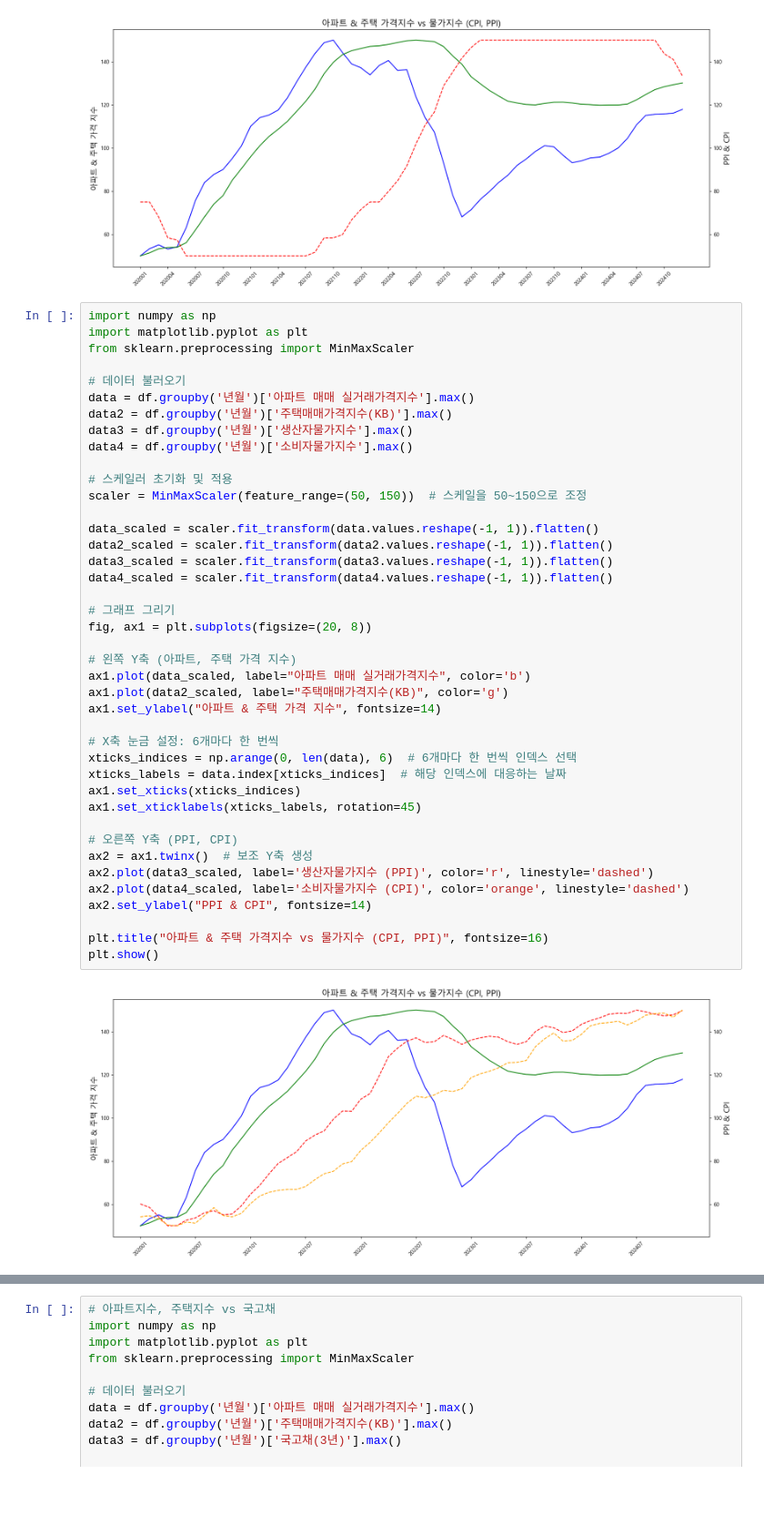
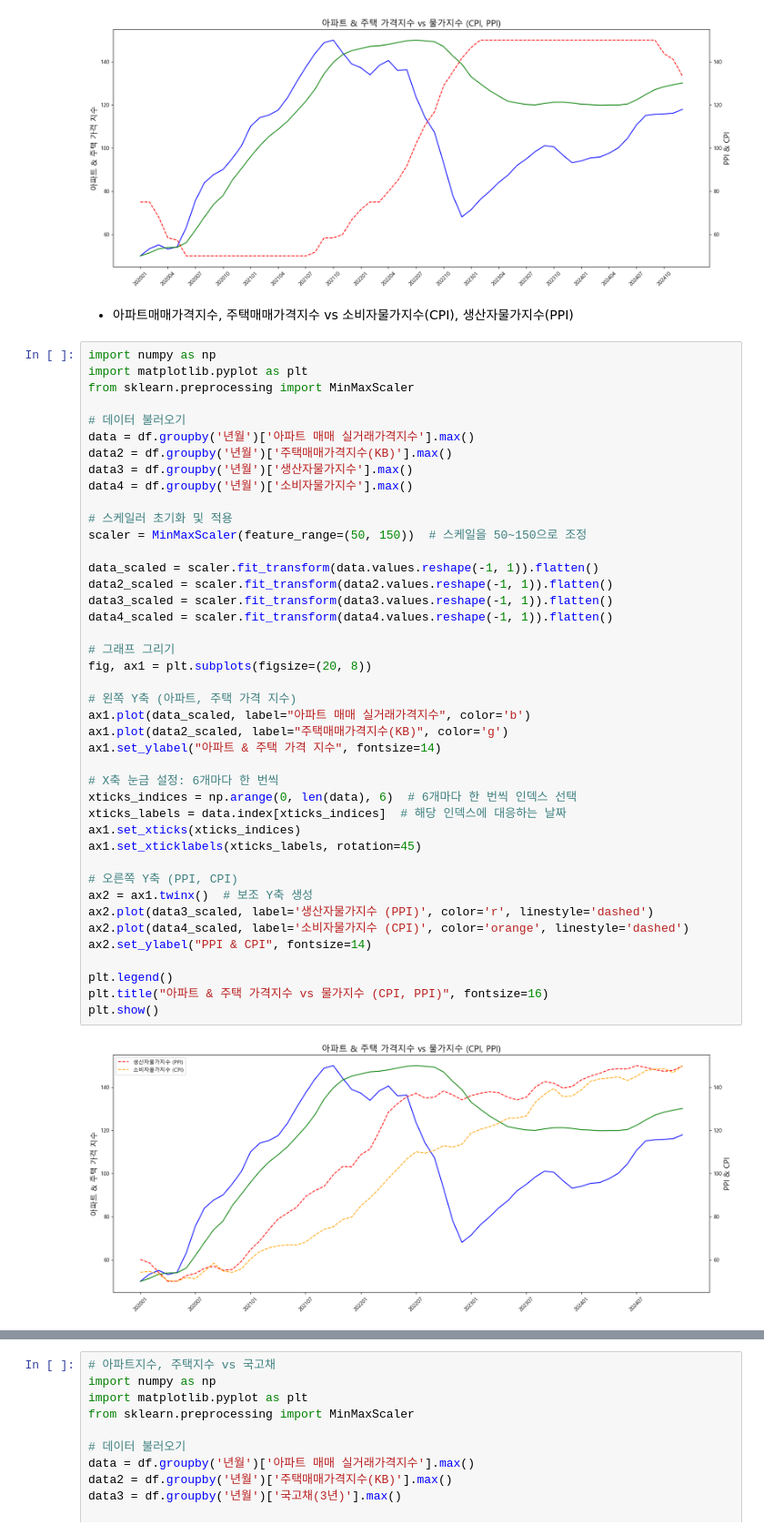
Before and after one commit to GitSkyBlue/Estate, a Jupyter notebook: Estate.ipynb, the cells around one changed output, grey strips where cells are left out. Shown at 91% size. Cells and saved outputs as stored; diff of their text form; blank space fills up the shorter version.

```diff
--- a/Estate.ipynb
+++ b/Estate.ipynb
@@ -146,6 +113,8 @@ plt.title("아파트 & 주택 가격지수 vs 물가지수 (CPI, PPI)", fontsize
 plt.show()
 # %% [output]
 [figure]
+# %% [markdown]
+- 아파트매매가격지수, 주택매매가격지수 vs 소비자물가지수(CPI), 생산자물가지수(PPI)
 # %%
 import numpy as np
 import matplotlib.pyplot as plt
@@ -161,31 +130,32 @@ data4 = df.groupby('년월')['소비자물가지수'].max()
 scaler = MinMaxScaler(feature_range=(50, 150))  # 스케일을 50~150으로 조정
 
 data_scaled = scaler.fit_transform(data.values.reshape(-1, 1)).flatten()
 data2_scaled = scaler.fit_transform(data2.values.reshape(-1, 1)).flatten()
 data3_scaled = scaler.fit_transform(data3.values.reshape(-1, 1)).flatten()
 data4_scaled = scaler.fit_transform(data4.values.reshape(-1, 1)).flatten()
 
 # 그래프 그리기
 fig, ax1 = plt.subplots(figsize=(20, 8))
 
 # 왼쪽 Y축 (아파트, 주택 가격 지수)
 ax1.plot(data_scaled, label="아파트 매매 실거래가격지수", color='b')
 ax1.plot(data2_scaled, label="주택매매가격지수(KB)", color='g')
 ax1.set_ylabel("아파트 & 주택 가격 지수", fontsize=14)
 
 # X축 눈금 설정: 6개마다 한 번씩
 xticks_indices = np.arange(0, len(data), 6)  # 6개마다 한 번씩 인덱스 선택
 xticks_labels = data.index[xticks_indices]  # 해당 인덱스에 대응하는 날짜
 ax1.set_xticks(xticks_indices)
 ax1.set_xticklabels(xticks_labels, rotation=45)
 
 # 오른쪽 Y축 (PPI, CPI)
 ax2 = ax1.twinx()  # 보조 Y축 생성
 ax2.plot(data3_scaled, label='생산자물가지수 (PPI)', color='r', linestyle='dashed')
 ax2.plot(data4_scaled, label='소비자물가지수 (CPI)', color='orange', linestyle='dashed')
 ax2.set_ylabel("PPI & CPI", fontsize=14)
 
+plt.legend()
 plt.title("아파트 & 주택 가격지수 vs 물가지수 (CPI, PPI)", fontsize=16)
 plt.show()
 # %% [output]
-[figure, old version]
+[figure, new version]
```
Also changed, not shown: parts of 55 cells of this notebook.
